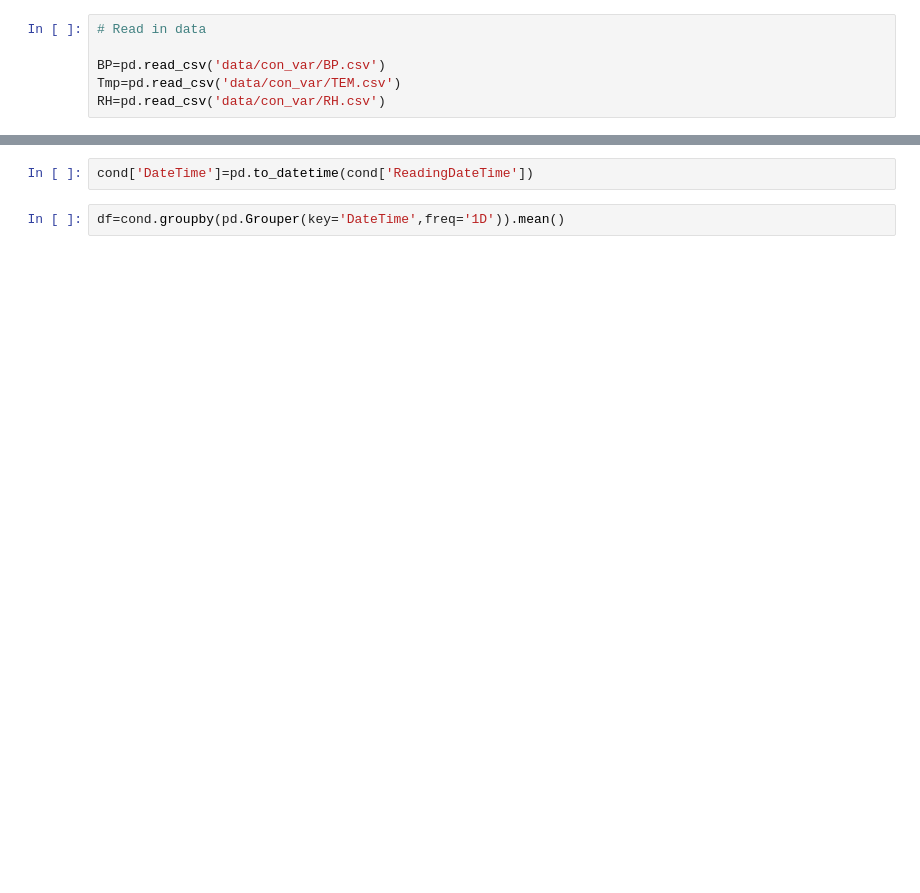
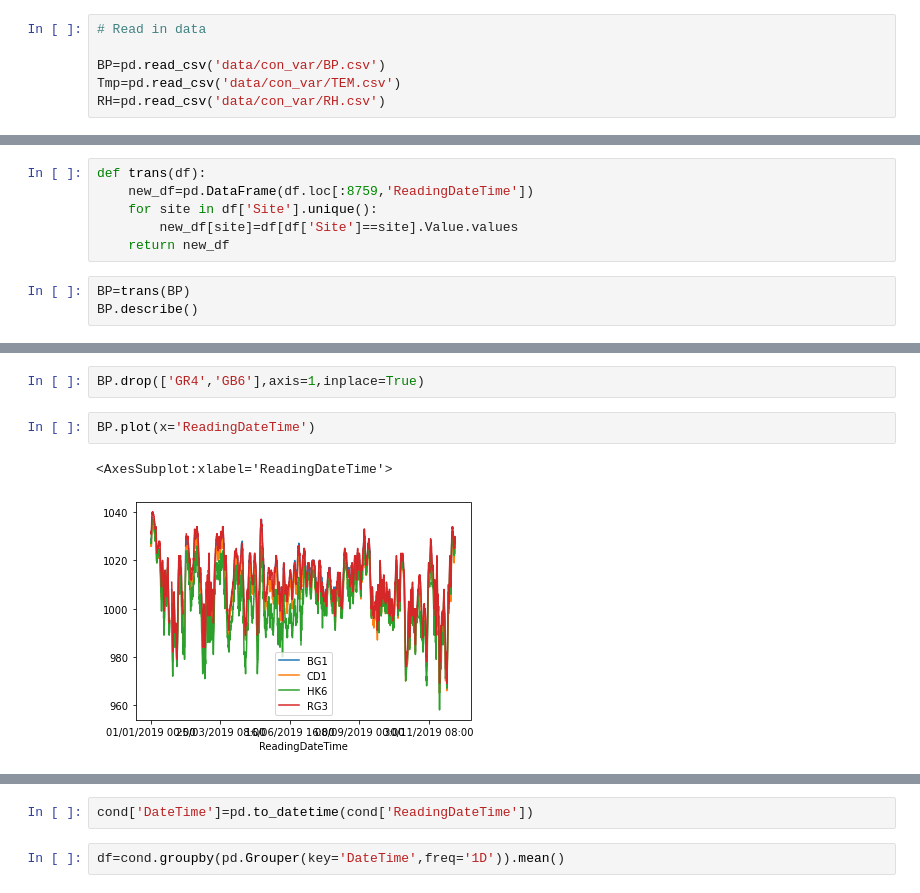
Before and after one commit to yulun-cd/IGS, a Jupyter notebook: BPdifference.ipynb, the cells around one changed output, grey strips where cells are left out. Saved outputs shown, nothing was run; the diff lists cells and outputs as text; blank space fills up the shorter version.

```diff
--- a/BPdifference.ipynb
+++ b/BPdifference.ipynb
@@ -154,0 +61,9 @@ cond=LD_BP.merge(LD_Tmp).merge(LD_RH)
+# %%
+def trans(df):
+    new_df=pd.DataFrame(df.loc[:8759,'ReadingDateTime'])
+    for site in df['Site'].unique():
+        new_df[site]=df[df['Site']==site].Value.values
+    return new_df
+# %%
+BP=trans(BP)
+BP.describe()
@@ -154,0 +80,7 @@ cond=LD_BP.merge(LD_Tmp).merge(LD_RH)
+# %%
+BP.drop(['GR4','GB6'],axis=1,inplace=True)
+# %%
+BP.plot(x='ReadingDateTime')
+# %% [output]
+<AxesSubplot:xlabel='ReadingDateTime'>
+[figure, added]
```
Also changed, not shown: parts of 41 cells of this notebook, 2 other files.
